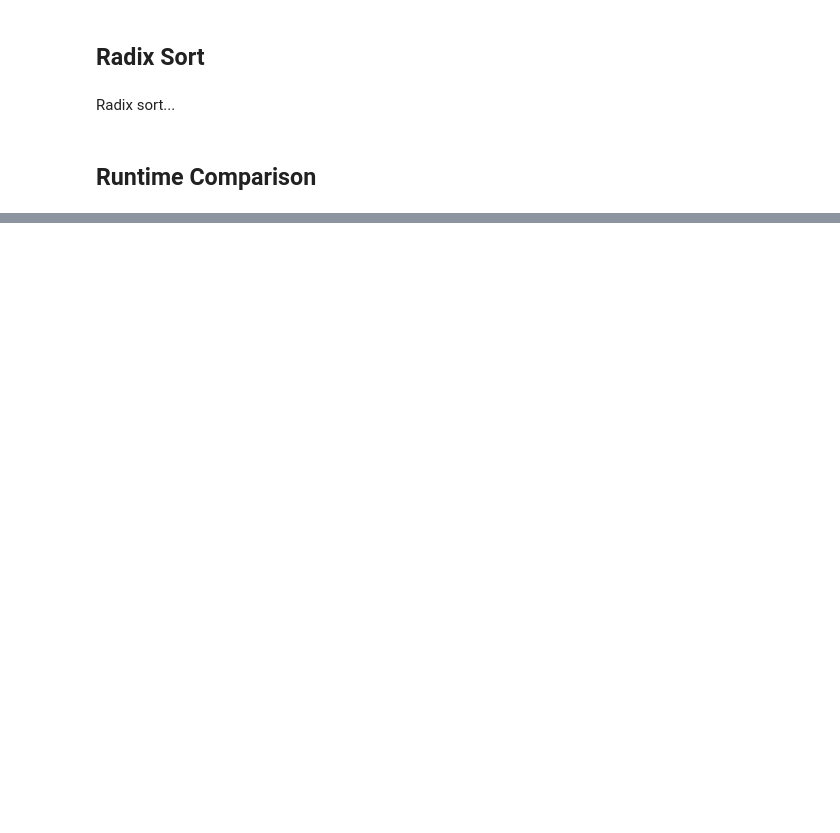
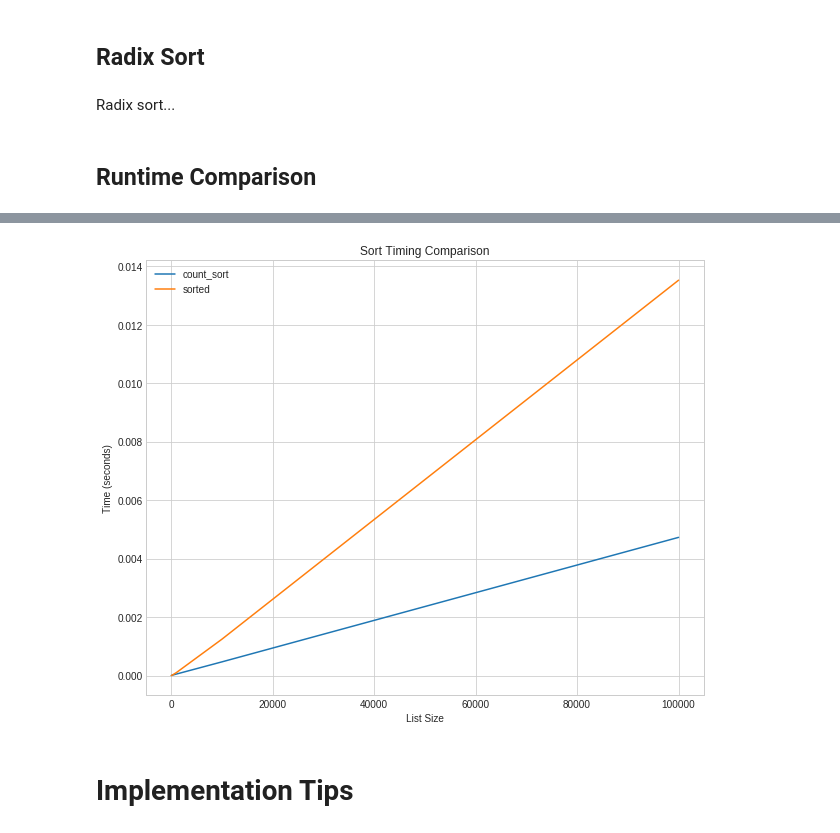
Before and after one commit to neighthan/algorithms_practice, a Jupyter notebook: sorting.ipynb, the cells around one changed output, grey strips where cells are left out. Saved outputs shown, nothing was run; the diff lists cells and outputs as text; code cells hidden in the pictures; blank space fills up the shorter version.

```diff
--- a/sorting.ipynb
+++ b/sorting.ipynb
@@ -227,0 +314,15 @@ Runtime comparison with a list of length 1,000.
+# %%
+for sort_name, sort_timing in timing_data.groupby('sort'):
+    if sort_name in ['insert_sort', 'select_sort', 'merge_sort']:
+        continue
+    plt.plot(sort_timing['n'], sort_timing['time'], label=sort_name)
+
+plt.xlabel("List Size")
+plt.ylabel("Time (seconds)")
+plt.title("Sort Timing Comparison")
+plt.legend()
+plt.show()
+# %% [output]
+[figure, added]
+# %% [markdown]
+# Implementation Tips
```
Also changed, not shown: parts of 39 cells of this notebook, 1 other file.
